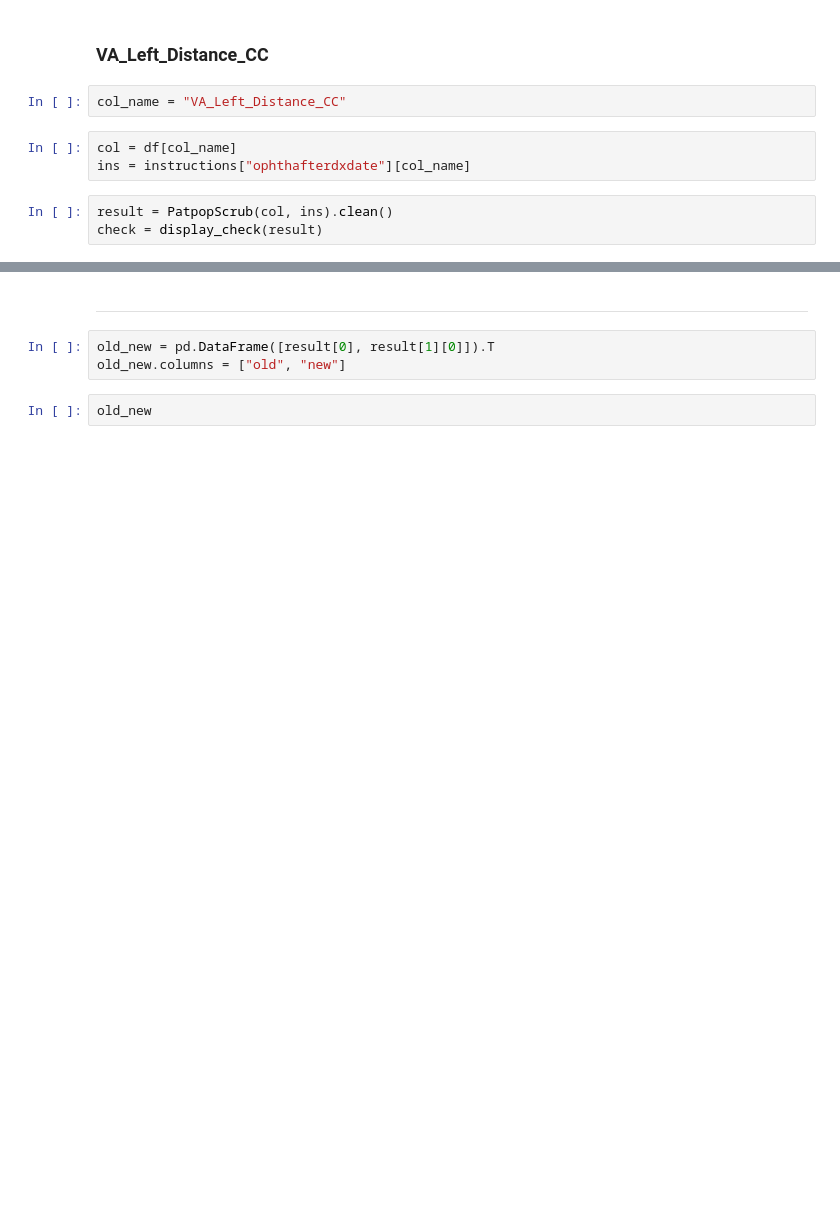
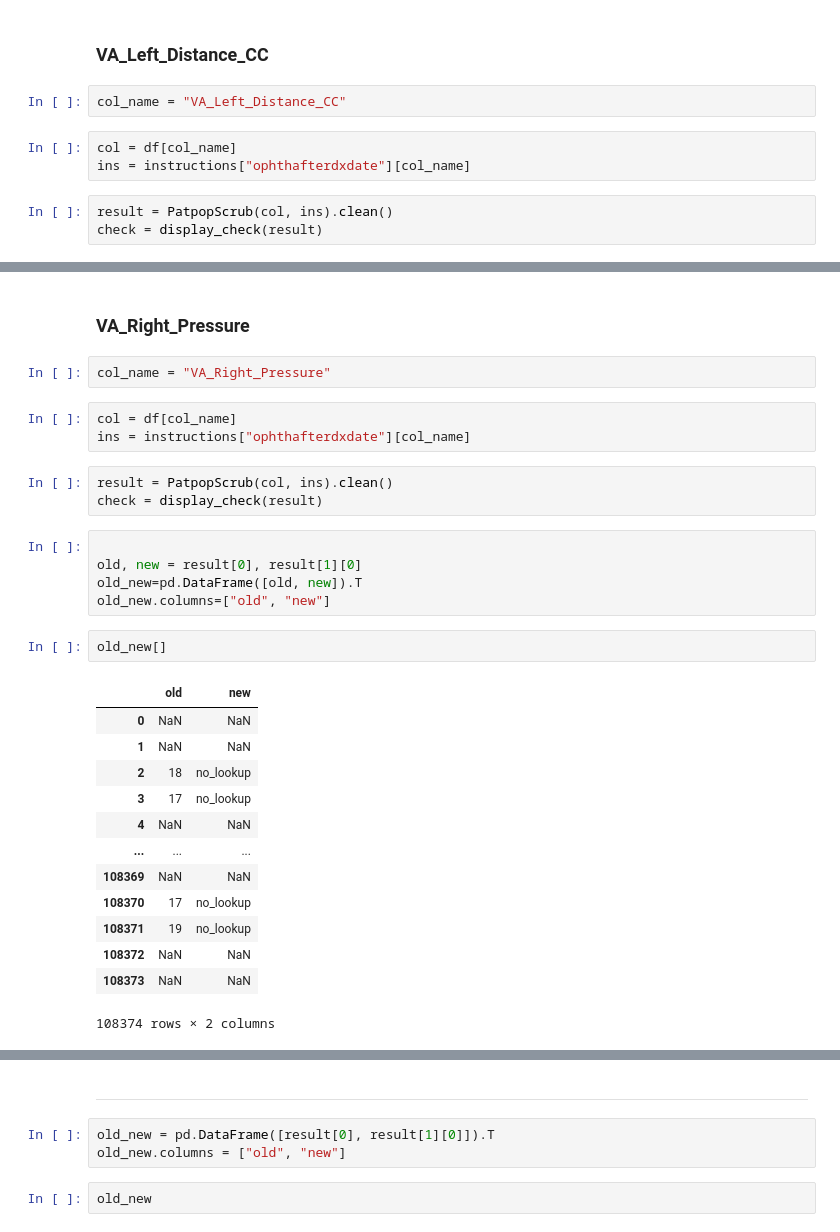
Before and after one commit to Pandatallc/clef-data-cleaning, a Jupyter notebook: notebooks/col_by_col.ipynb, the cells around one changed output, grey strips where cells are left out. Saved outputs shown, nothing was run; the diff lists cells and outputs as text; blank space fills up the shorter version.

```diff
--- a/notebooks/col_by_col.ipynb
+++ b/notebooks/col_by_col.ipynb
@@ -121,0 +188,31 @@ check
+# %% [markdown]
+### VA_Right_Pressure
+# %%
+col_name = "VA_Right_Pressure"
+# %%
+col = df[col_name]
+ins = instructions["ophthafterdxdate"][col_name]
+# %%
+result = PatpopScrub(col, ins).clean()
+check = display_check(result)
+# %%
+
+old, new = result[0], result[1][0]
+old_new=pd.DataFrame([old, new]).T
+old_new.columns=["old", "new"]
+# %%
+old_new[]
+# %% [output]
+|  | old | new |
+| 0 | NaN | NaN |
+| 1 | NaN | NaN |
+| 2 | 18 | no_lookup |
+| 3 | 17 | no_lookup |
+| 4 | NaN | NaN |
+| ... | ... | ... |
+| 108369 | NaN | NaN |
+| 108370 | 17 | no_lookup |
+| 108371 | 19 | no_lookup |
+| 108372 | NaN | NaN |
+| 108373 | NaN | NaN |
+108374 rows × 2 columns
```
Also changed, not shown: parts of 18 cells of this notebook, 8 other files.
